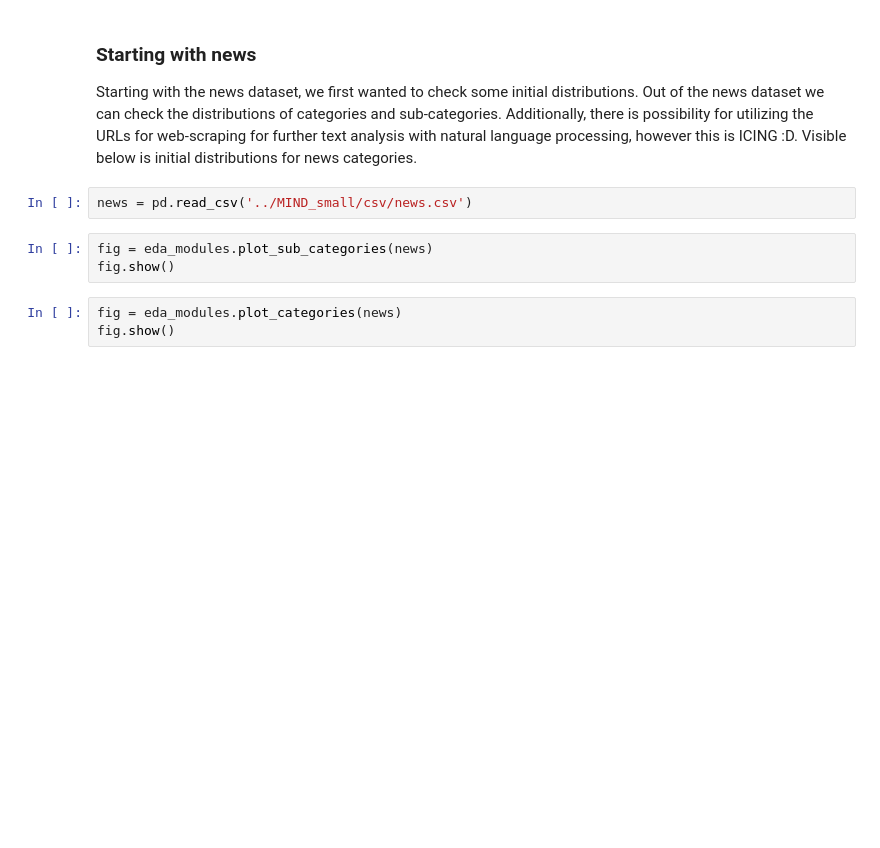
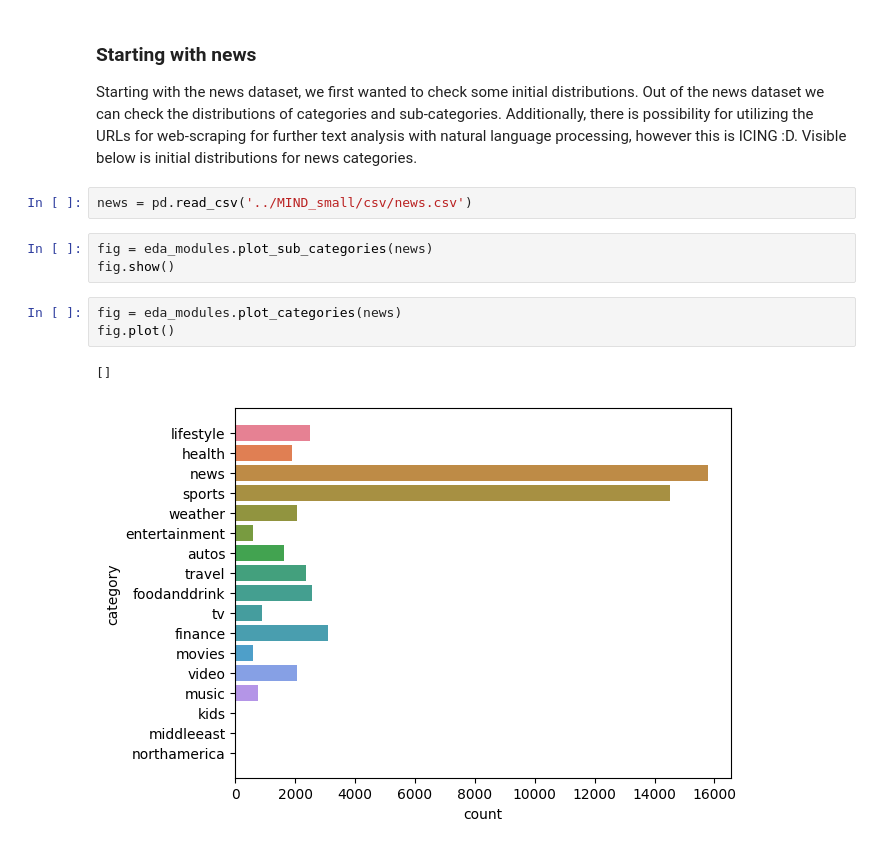
Before and after one commit to nicholas-rf/RecommenderProject, a Jupyter notebook: ExploratoryAnalysis/eda_report.ipynb, the cells around one changed output. Cells and saved outputs as stored; diff of their text form; blank space fills up the shorter version.

```diff
--- a/ExploratoryAnalysis/eda_report.ipynb
+++ b/ExploratoryAnalysis/eda_report.ipynb
@@ -32,4 +32,7 @@ fig = eda_modules.plot_sub_categories(news)
 fig.show()
 # %%
 fig = eda_modules.plot_categories(news)
-fig.show()
+fig.plot()
+# %% [output]
+[]
+[figure, added]
```
Also changed, not shown: 1 other file.
